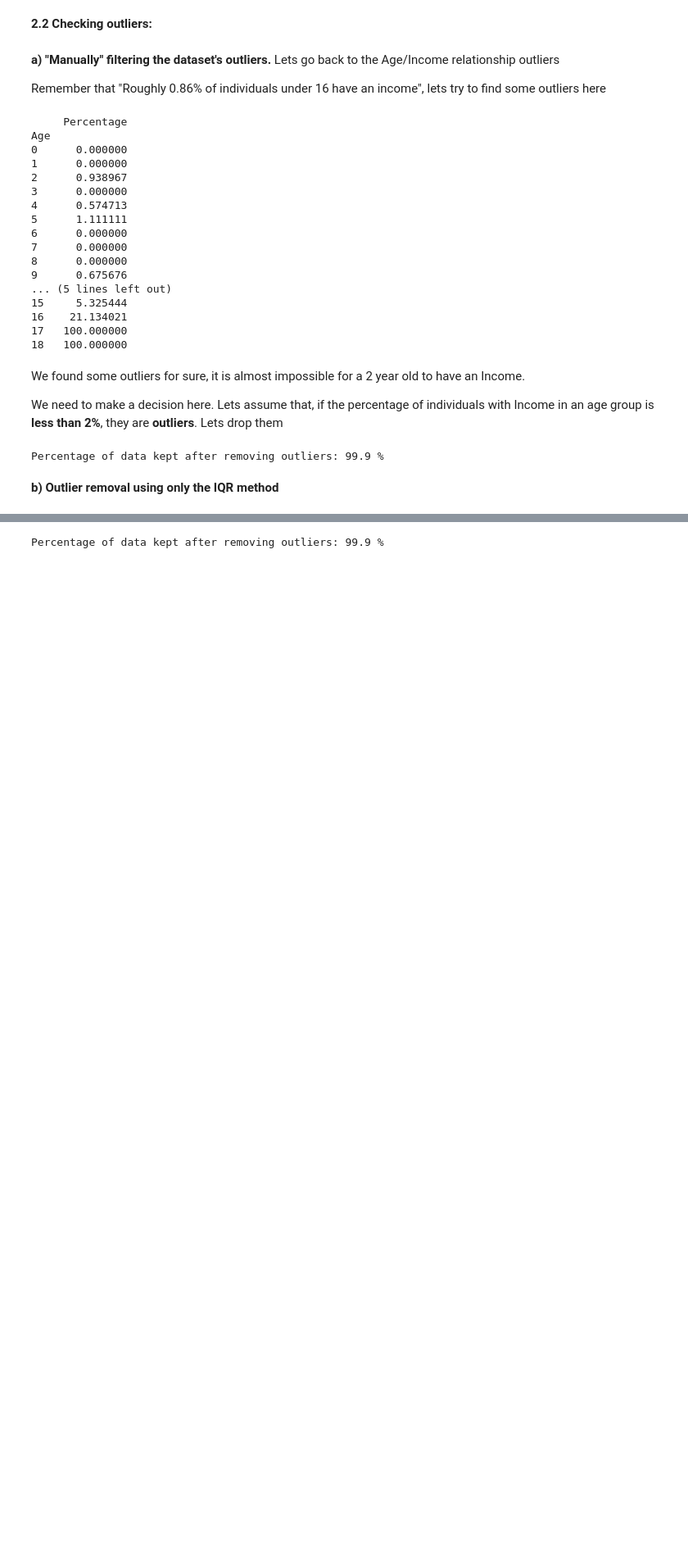
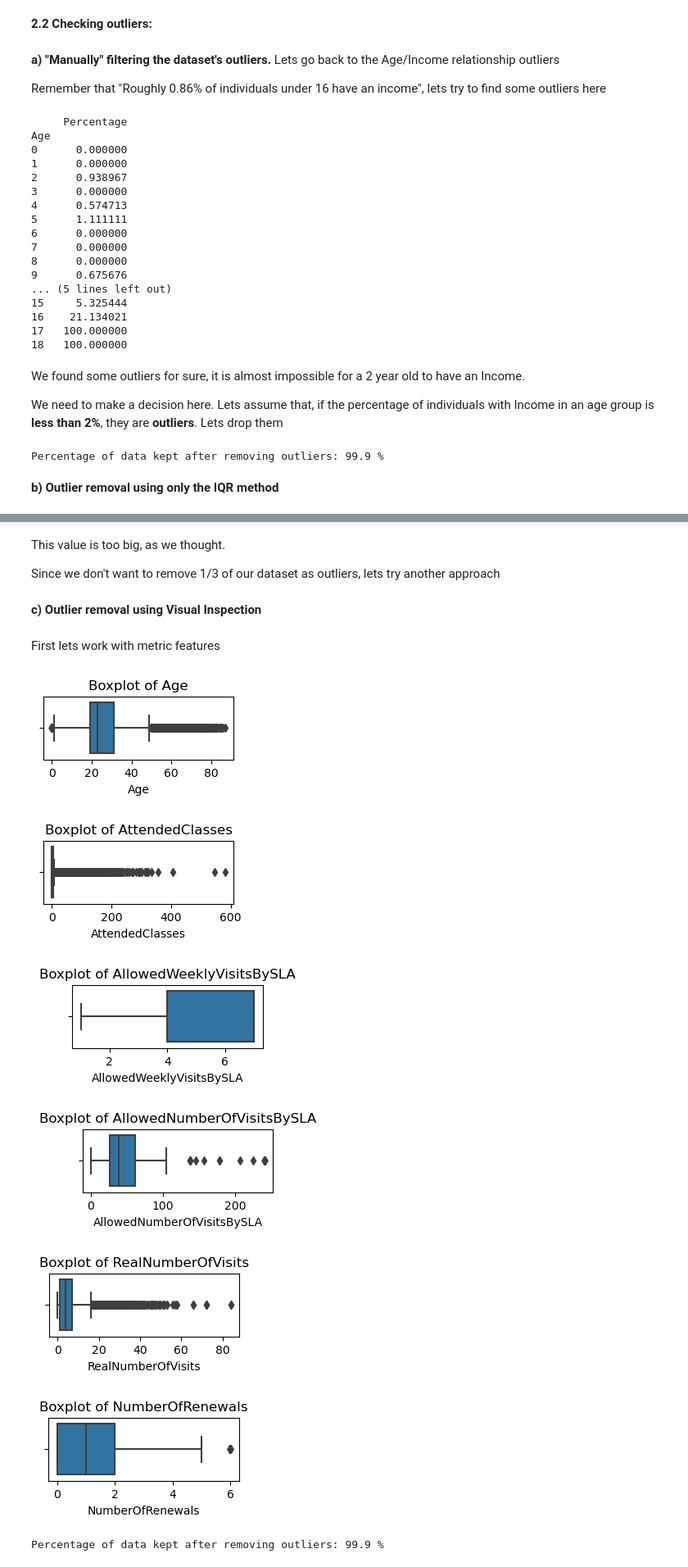
Before and after one commit to pcerejeira/Portfolio, a Jupyter notebook: masters-projects/data-mining/Project/DM2324_Group26.ipynb, the cells around one changed output, grey strips where cells are left out. Shown: that part at 82% size. Saved outputs shown, nothing was run; the diff lists cells and outputs as text; code cells hidden in the pictures; blank space fills up the shorter version.

```diff
--- a/masters-projects/data-mining/Project/DM2324_Group26.ipynb
+++ b/masters-projects/data-mining/Project/DM2324_Group26.ipynb
@@ -433,3 +447,25 @@ Percentage of data kept after removing more outliers: 55.800000000000004 %
+# %% [markdown]
+This value is too big, as we thought.
+
+Since we don't want to remove 1/3 of our dataset as outliers, lets try another approach
+# %% [markdown]
+**c) Outlier removal using Visual Inspection**
+# %% [markdown]
+First lets work with metric features
+# %%
+# Create a boxplot for each metric feature
+for feature in metric_features:
+    plt.figure(figsize=(3, 1))
+    sns.boxplot(x=df[feature])
+    plt.title(f'Boxplot of {feature}')
+    plt.show()
+# %% [output]
+[figure, added]
+[figure, added]
+[figure, added]
+[figure, added]
+[figure, added]
+[figure, added]
 # %%
 df_3 = df_outliers[(filters1 | filters2)]
 print('Percentage of data kept after removing outliers:', np.round(df_3.shape[0] / df_outliers.shape[0], 3) * 100, '%')
```
Also changed, not shown: parts of 8 cells of this notebook, 12 other files.
